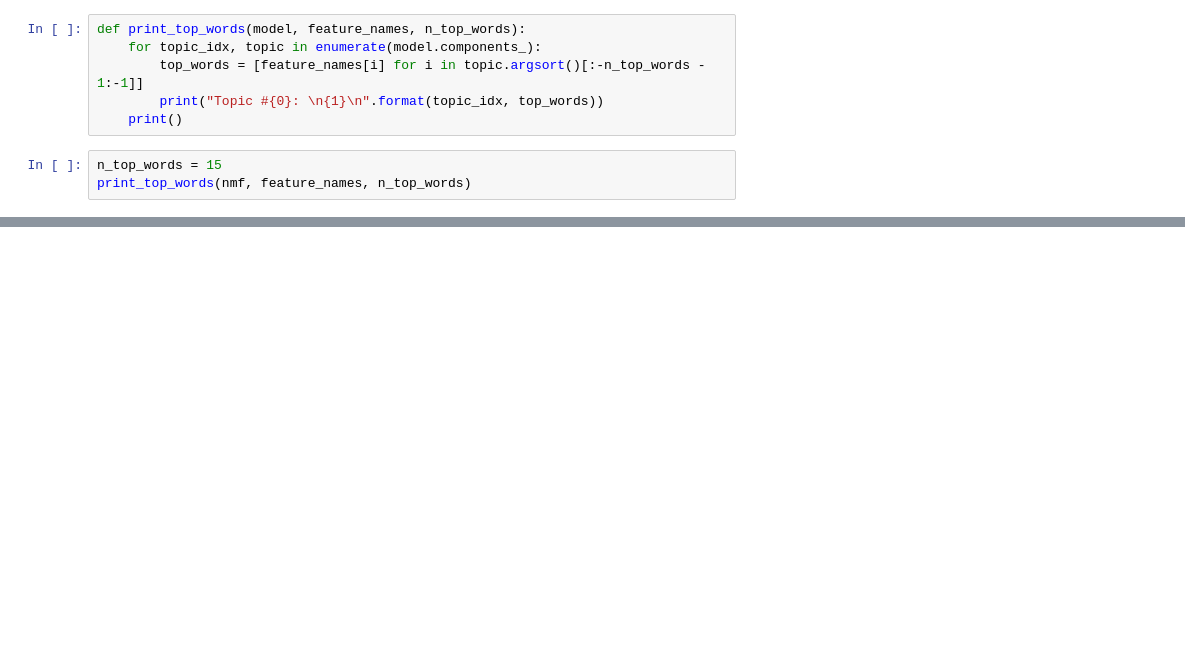
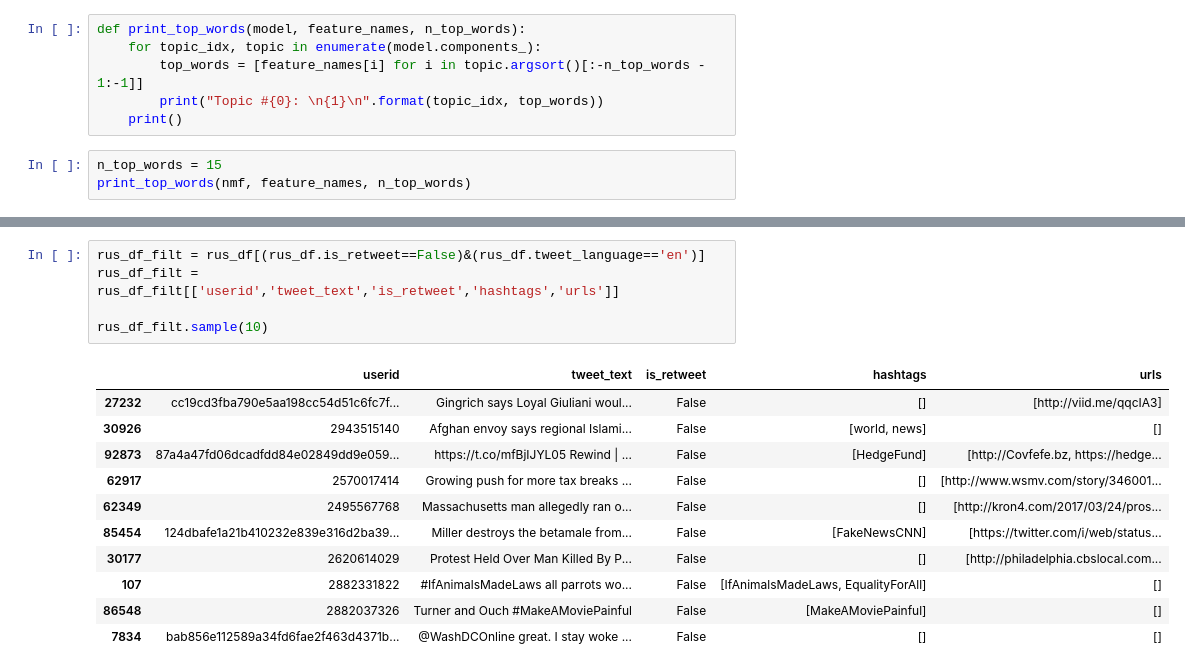
Before and after one commit to jabraunlin/tweets-russia-iran, a Jupyter notebook: Clustering.ipynb, the cells around one changed output, grey strips where cells are left out. Cells and saved outputs as stored; diff of their text form; blank space fills up the shorter version.

```diff
--- a/Clustering.ipynb
+++ b/Clustering.ipynb
@@ -82,0 +102,17 @@ print_top_words(nmf, feature_names, n_top_words)
+# %%
+rus_df_filt = rus_df[(rus_df.is_retweet==False)&(rus_df.tweet_language=='en')]
+rus_df_filt = rus_df_filt[['userid','tweet_text','is_retweet','hashtags','urls']]
+
+rus_df_filt.sample(10)
+# %% [output]
+|  | userid | tweet_text | is_retweet | hashtags | urls |
+| 27232 | cc19cd3fba790e5aa198cc54d51c6fc7f... | Gingrich says Loyal Giuliani woul... | False | [] | [http://viid.me/qqcIA3] |
+| 30926 | 2943515140 | Afghan envoy says regional Islami... | False | [world, news] | [] |
+| 92873 | 87a4a47fd06dcadfdd84e02849dd9e059... | https://t.co/mfBjIJYL05 Rewind | ... | False | [HedgeFund] | [http://Covfefe.bz, https://hedge... |
+| 62917 | 2570017414 | Growing push for more tax breaks ... | False | [] | [http://www.wsmv.com/story/346001... |
+| 62349 | 2495567768 | Massachusetts man allegedly ran o... | False | [] | [http://kron4.com/2017/03/24/pros... |
+| 85454 | 124dbafe1a21b410232e839e316d2ba39... | Miller destroys the betamale from... | False | [FakeNewsCNN] | [https://twitter.com/i/web/status... |
+| 30177 | 2620614029 | Protest Held Over Man Killed By P... | False | [] | [http://philadelphia.cbslocal.com... |
+| 107 | 2882331822 | #IfAnimalsMadeLaws all parrots wo... | False | [IfAnimalsMadeLaws, EqualityForAll] | [] |
+| 86548 | 2882037326 | Turner and Ouch #MakeAMoviePainful | False | [MakeAMoviePainful] | [] |
+| 7834 | bab856e112589a34fd6fae2f463d4371b... | @WashDCOnline great. I stay woke ... | False | [] | [] |
```
Also changed, not shown: parts of 7 cells of this notebook.
